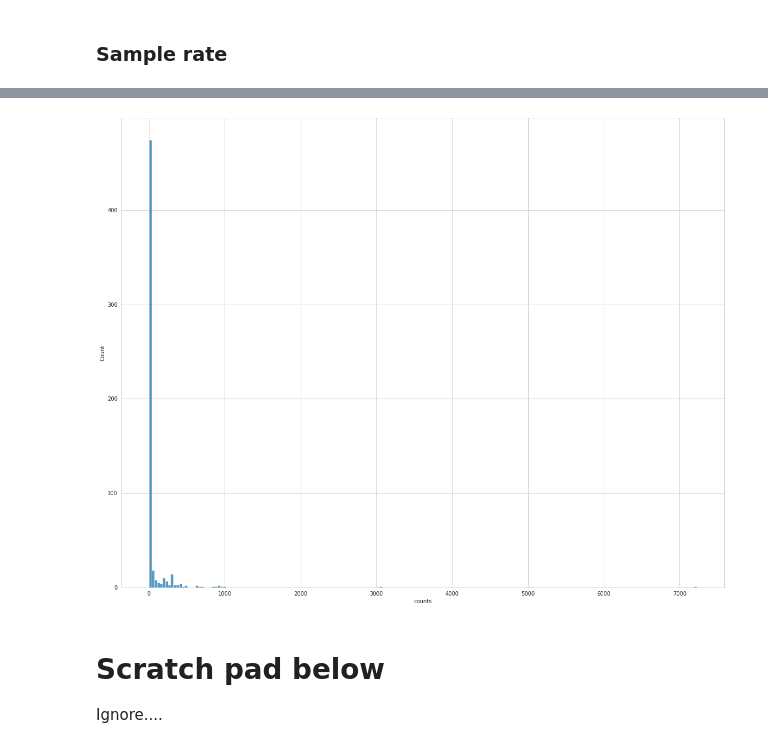
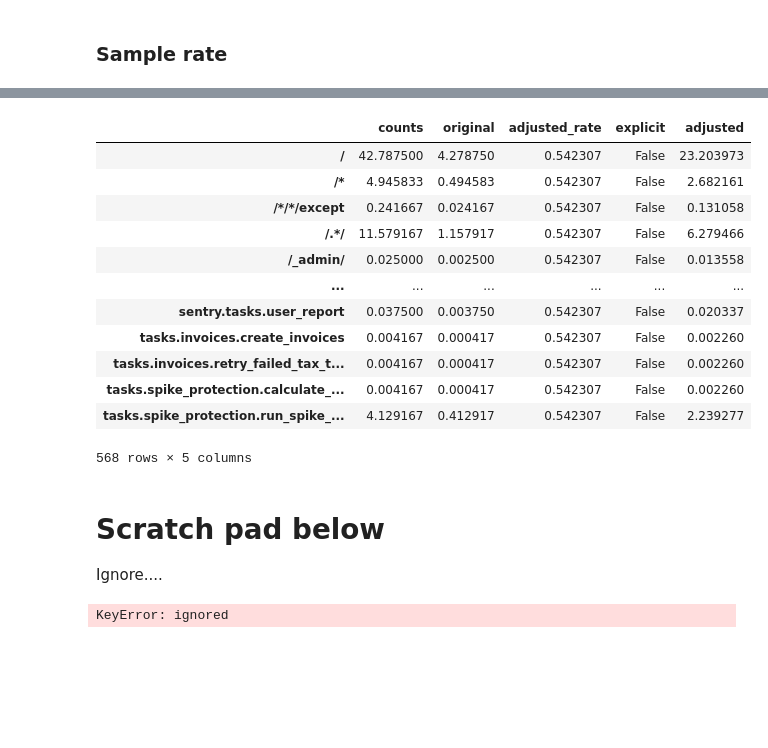
Before and after one commit to RaduW/volume-rebalance, a Jupyter notebook: volume_rebalancing.ipynb, the cells around one changed output, grey strips where cells are left out. Cells and saved outputs as stored; diff of their text form; code cells hidden in the pictures; blank space fills up the shorter version.

```diff
--- a/volume_rebalancing.ipynb
+++ b/volume_rebalancing.ipynb
@@ -46,7 +45,7 @@ from copy import copy
 from typing import List, Mapping, MutableMapping, Tuple, Union
 
 
-def adjust_sample_rate(
+def adjust_sample_rate_old(
     transactions: List[Tuple[str, int]], rate: float) -> Mapping[str, float]:
     """
     Calculates transaction sample size in order to maximize the number of small transactions
@@ -194,8 +232,8 @@ trans_data.head()
 | 3 | /.*/ | 11.579167 |
 | 4 | /_admin/ | 0.025000 |
 # %%
-counts = [10,500.37,  3999.88, 7000, 9000]
-counts = counts_to_labeled_counts(counts)
+#counts = [10,500.37,  3999.88, 7000, 9000]
+#counts = counts_to_labeled_counts(counts)
 
 # override counts with real transaction data
 # multipy the freq by 1000 to make it easyer to display ()
@@ -254,9 +263,69 @@ Name: counts, dtype: float64
-# %%
-fig, ax = plt.subplots(nrows = 1 ,figsize=(20,16))
-sns.histplot(adjusted_rates.counts, bins=200);
-# %% [output]
-[figure, removed]
+# %%
+transactions = counts
+items_high = 50
+items_low = 10
+rate = 0.1
+
+process_data(rate, items_high, items_low, transactions)
+# %% [output]
+|  | counts | original | adjusted_rate | explicit | adjusted |
+| / | 42.787500 | 4.278750 | 0.542307 | False | 23.203973 |
+| /* | 4.945833 | 0.494583 | 0.542307 | False | 2.682161 |
+| /*/*/except | 0.241667 | 0.024167 | 0.542307 | False | 0.131058 |
+| /.*/ | 11.579167 | 1.157917 | 0.542307 | False | 6.279466 |
+| /_admin/ | 0.025000 | 0.002500 | 0.542307 | False | 0.013558 |
+| ... | ... | ... | ... | ... | ... |
+| sentry.tasks.user_report | 0.037500 | 0.003750 | 0.542307 | False | 0.020337 |
+| tasks.invoices.create_invoices | 0.004167 | 0.000417 | 0.542307 | False | 0.002260 |
+| tasks.invoices.retry_failed_tax_t... | 0.004167 | 0.000417 | 0.542307 | False | 0.002260 |
+| tasks.spike_protection.calculate_... | 0.004167 | 0.000417 | 0.542307 | False | 0.002260 |
+| tasks.spike_protection.run_spike_... | 4.129167 | 0.412917 | 0.542307 | False | 2.239277 |
+568 rows × 5 columns
 # %% [markdown]
 # Scratch pad below
 
 Ignore....
+# %%
+global_rate = 0.15
+items_high = 30
+items_low = 20
+transactions = counts
+
+transactions = sorted(transactions,key=itemgetter(1))
+cnts_array = [cnt[1] for cnt in transactions]
+
+cnts = np.array(cnts_array)
+ideal_rate = np.average(cnts) * global_rate
+cnts_min = cnts.min()
+cnts_max = cnts.max()
+
+total = cnts.sum()
+num_classes = len(cnts)
+
+labels = [ x[0] for x in transactions]
+
+sampled_counts = cnts * global_rate
+
+
+original_df = pd.DataFrame(data ={"counts": cnts, "original": sampled_counts}, index = labels)
+
+explicit_transactions= transactions[:items_low]+transactions[-items_high:]
+
+#adjusted = adjust_sample_rate_old(transactions, global_rate)
+adjusted, implicit_rate = adjust_sample_rate(classes=explicit_transactions, rate=global_rate, total_num_classes=num_classes, total=total)
+adjusted_df = pd.DataFrame.from_dict(data = adjusted, orient="index", columns=["adjusted_rate"] )
+
+# now calculate the adjusted count
+df = original_df.join(adjusted_df, how="outer")
+
+df["explicit"] = df["adjusted_rate"]
+
+# keep count of the explicit rates
+df["explicit"]= ~df['adjusted'].isna()
+
+# set the adjusted rates for the implicit values
+df["adjusted_rate"] = df["adjusted_rate"].fillna(implicit_rate)
+
+df["adjusted"] = df["counts"]* df["adjusted_rate"]
+# %% [output]
+KeyError: ignored
```
Also changed, not shown: parts of 6 cells of this notebook.
